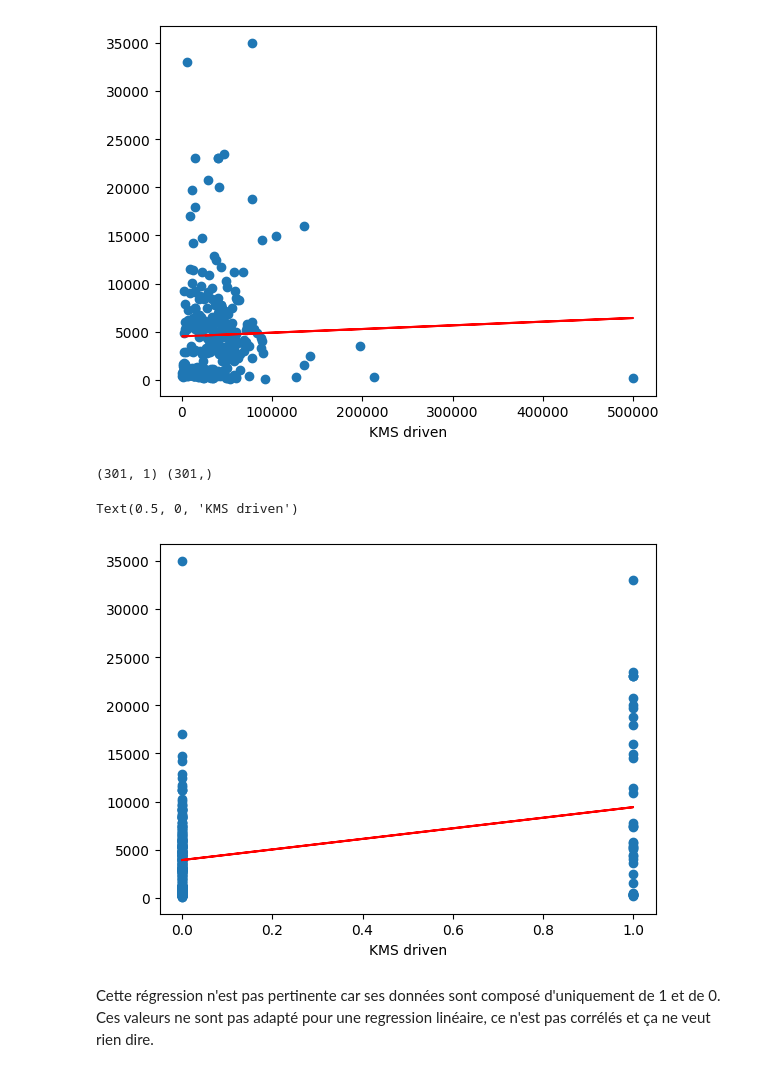
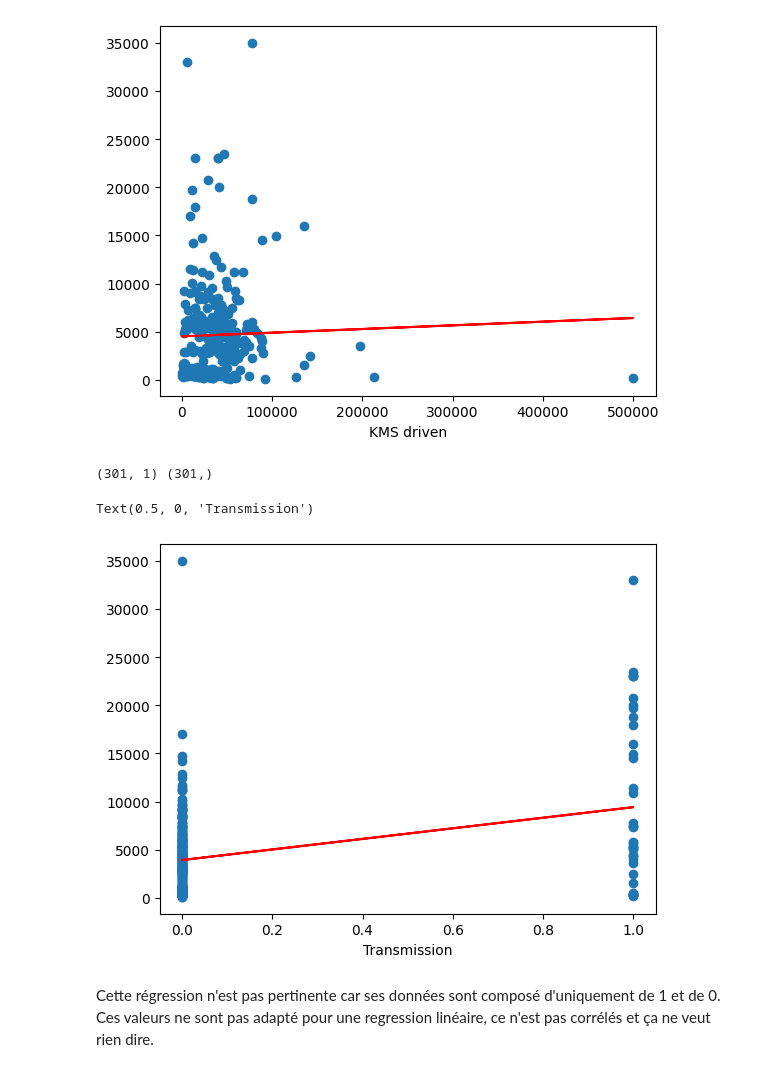
Before and after one commit to ilyes-chabab/new-car, a Jupyter notebook: analysis.ipynb, the cells around one changed output. Saved outputs shown, nothing was run; the diff lists cells and outputs as text; code cells hidden in the pictures.

Commit message:
Correct Graph

```diff
--- a/analysis.ipynb
+++ b/analysis.ipynb
@@ -116,23 +116,23 @@ Text(0.5, 0, 'KMS driven')
 # %%
 X = df['Transmission'].values.reshape(-1,1)
 y = df['Selling_Price'].values
 print(X.shape, y.shape)
 
 # print(X[:,0].reshape(-1,1).shape)
 
 model = LinearRegression()
 model.fit(X,y)
 model.score(X,y)
 
 predict2 = model.predict(X)
 
 plt.scatter(X, y)
 plt.plot(X, predict2, color='r')
-plt.xlabel("KMS driven")
+plt.xlabel("Transmission")
 # %% [output]
 (301, 1) (301,)
-Text(0.5, 0, 'KMS driven')
+Text(0.5, 0, 'Transmission')
-[figure, old version]
+[figure, new version]
 # %% [markdown]
 Cette régression n'est pas pertinente car ses données sont composé d'uniquement de 1 et de 0. Ces valeurs ne sont pas adapté pour une regression linéaire, ce n'est pas corrélés et ça ne veut rien dire.
 # %%
```
